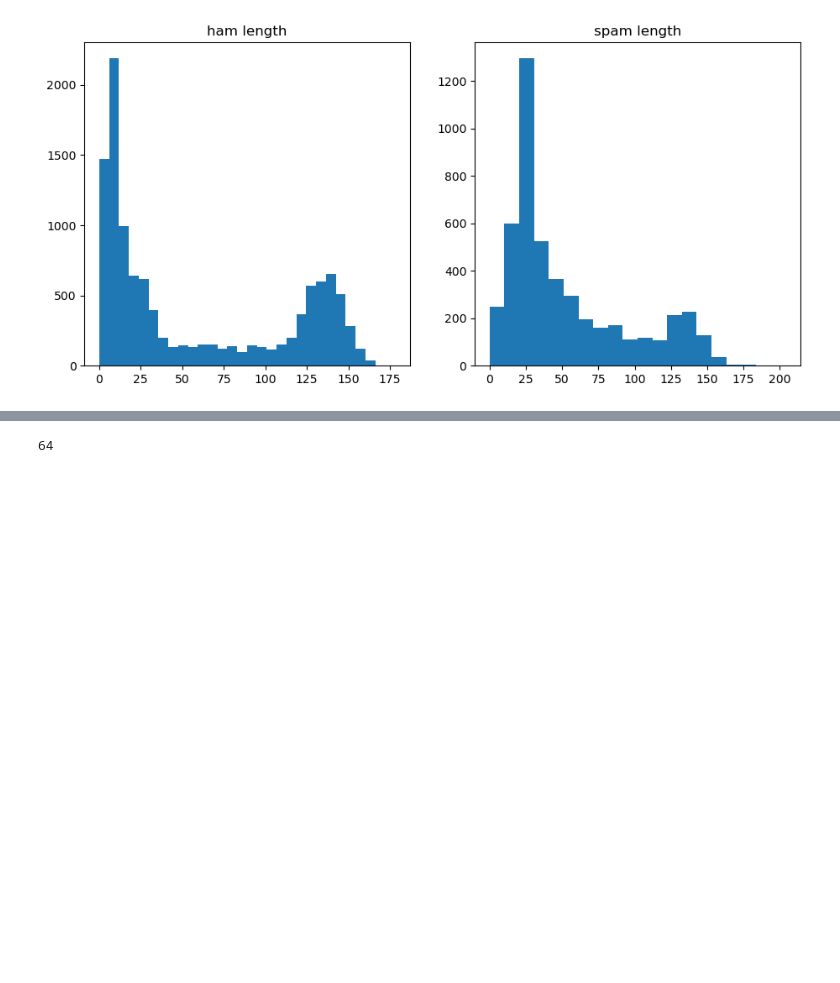
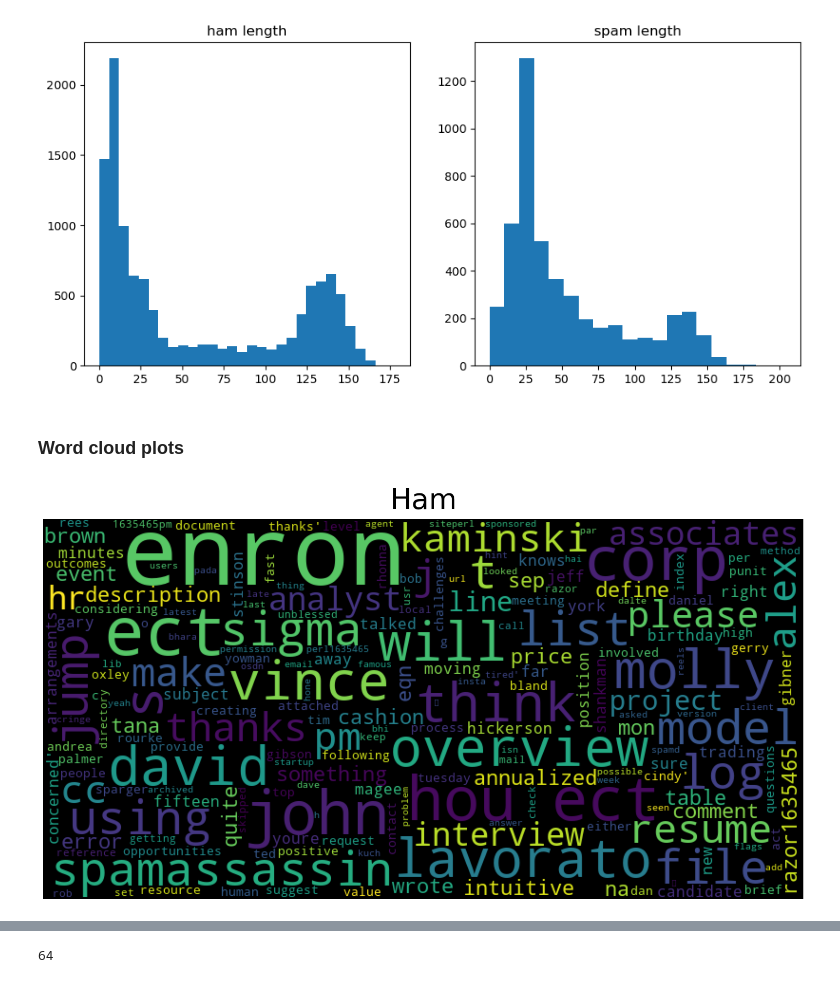
Before and after one commit to Oleg20502/vk_task, a Jupyter notebook: data_analysis.ipynb, the cells around one changed output, grey strips where cells are left out. Saved outputs shown, nothing was run; the diff lists cells and outputs as text; code cells hidden in the pictures; blank space fills up the shorter version.

```diff
--- a/data_analysis.ipynb
+++ b/data_analysis.ipynb
@@ -258,3 +259,33 @@ plt.show()
 0 178
 0 204
 [figure]
+# %% [markdown]
+### Word cloud plots
+# %%
+def plot_wordcloud(text, mask=None, max_words=200, max_font_size=100, figure_size=(15, 10),
+                   title = None, title_size=40, image_color=False):
+    stopwords = set(STOPWORDS)
+    more_stopwords = {'one', 'br', 'Po', 'th', 'sayi', 'fo', 'Unknown'}
+    stopwords = stopwords.union(more_stopwords)
+
+    wordcloud = WordCloud(background_color='black',
+                    stopwords = stopwords,
+                    max_words = max_words,
+                    max_font_size = max_font_size,
+                    random_state = 42,
+                    width=800,
+                    height=400,
+                    mask = mask)
+    wordcloud.generate(str(text))
+
+    plt.figure(figsize=figure_size)
+    plt.imshow(wordcloud)
+    plt.title(title, fontdict={'size': title_size, 'color': 'black',
+                                'verticalalignment': 'bottom'})
+    plt.axis('off')
+    plt.tight_layout()
+    plt.show()
+# %%
+plot_wordcloud(texts_ham, title='Ham')
+# %% [output]
+[figure, added]
```
Also changed, not shown: parts of 8 cells of this notebook, 4 other files.
